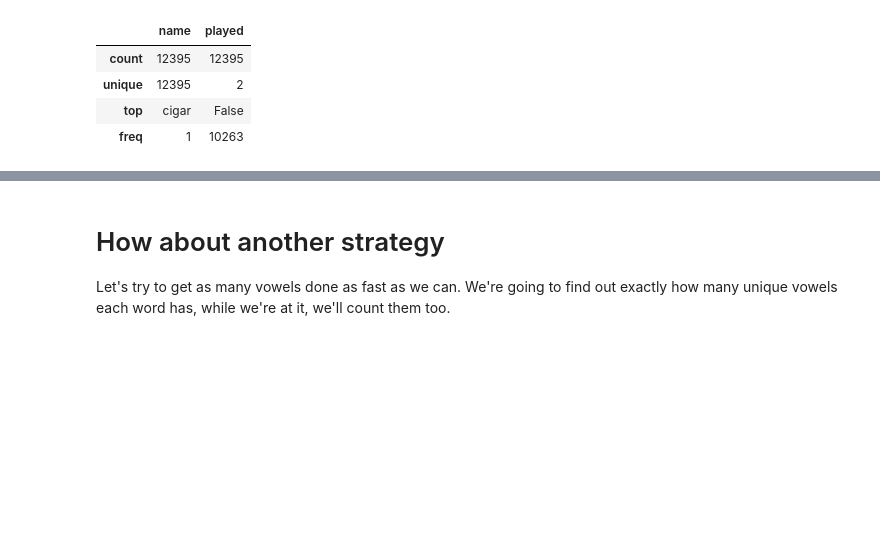
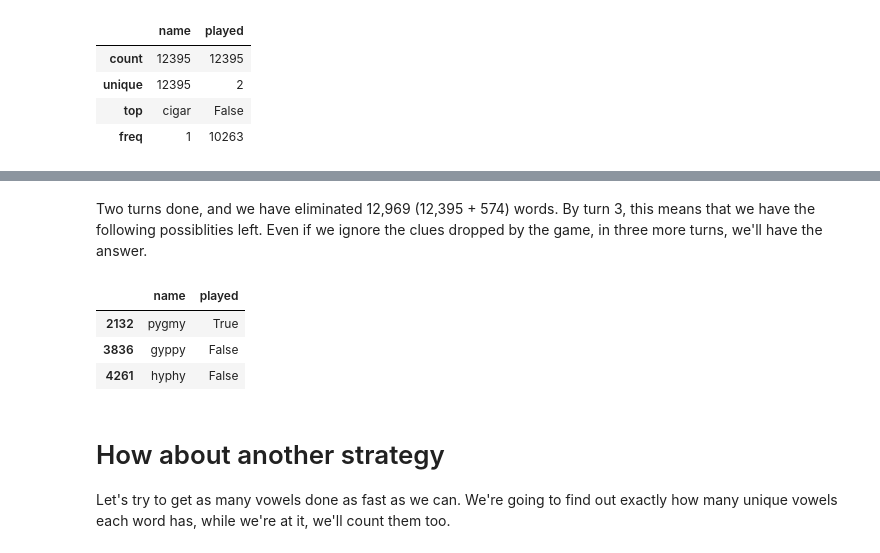
Before and after one commit to TalhaAzim/the-wordle-files, a Jupyter notebook: wordle-analysis-p1.ipynb, the cells around one changed output, grey strips where cells are left out. Saved outputs shown, nothing was run; the diff lists cells and outputs as text; code cells hidden in the pictures; blank space fills up the shorter version.

```diff
--- a/wordle-analysis-p1.ipynb
+++ b/wordle-analysis-p1.ipynb
@@ -96,3 +108,13 @@ words[any_top5_letter].describe()
+# %% [markdown]
+Two turns done, and we have eliminated 12,969 (12,395 + 574) words. By turn 3, this means that we have the following possiblities left. Even if we ignore the clues dropped by the game, in three more turns, we'll have the answer.
+# %%
+words_turn3 = words_turn2[~any_next5_letters]
+words_turn3
+# %% [output]
+|  | name | played |
+| 2132 | pygmy | True |
+| 3836 | gyppy | False |
+| 4261 | hyphy | False |
 # %% [markdown]
 # How about another strategy
 
```
Also changed, not shown: parts of 10 cells of this notebook.
